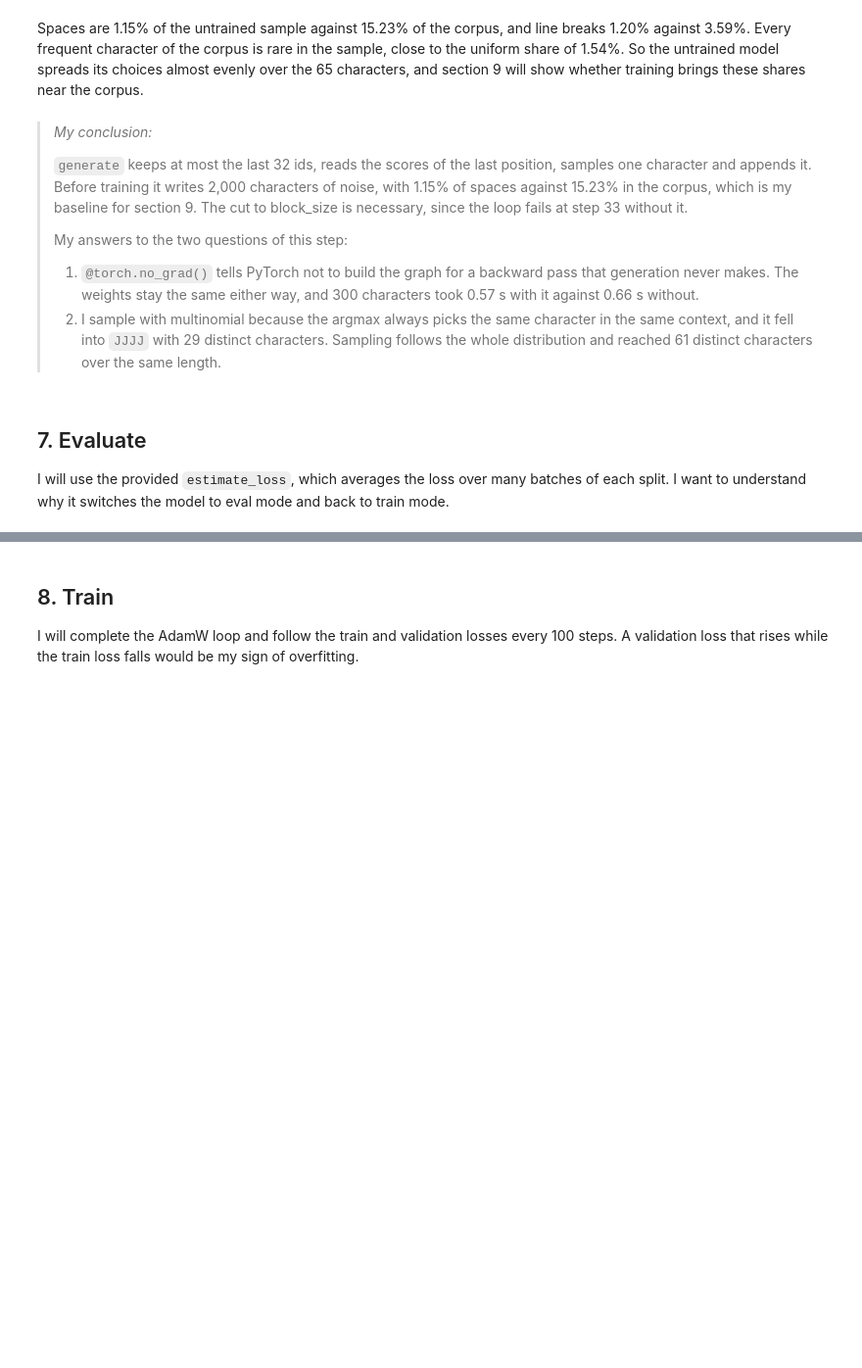
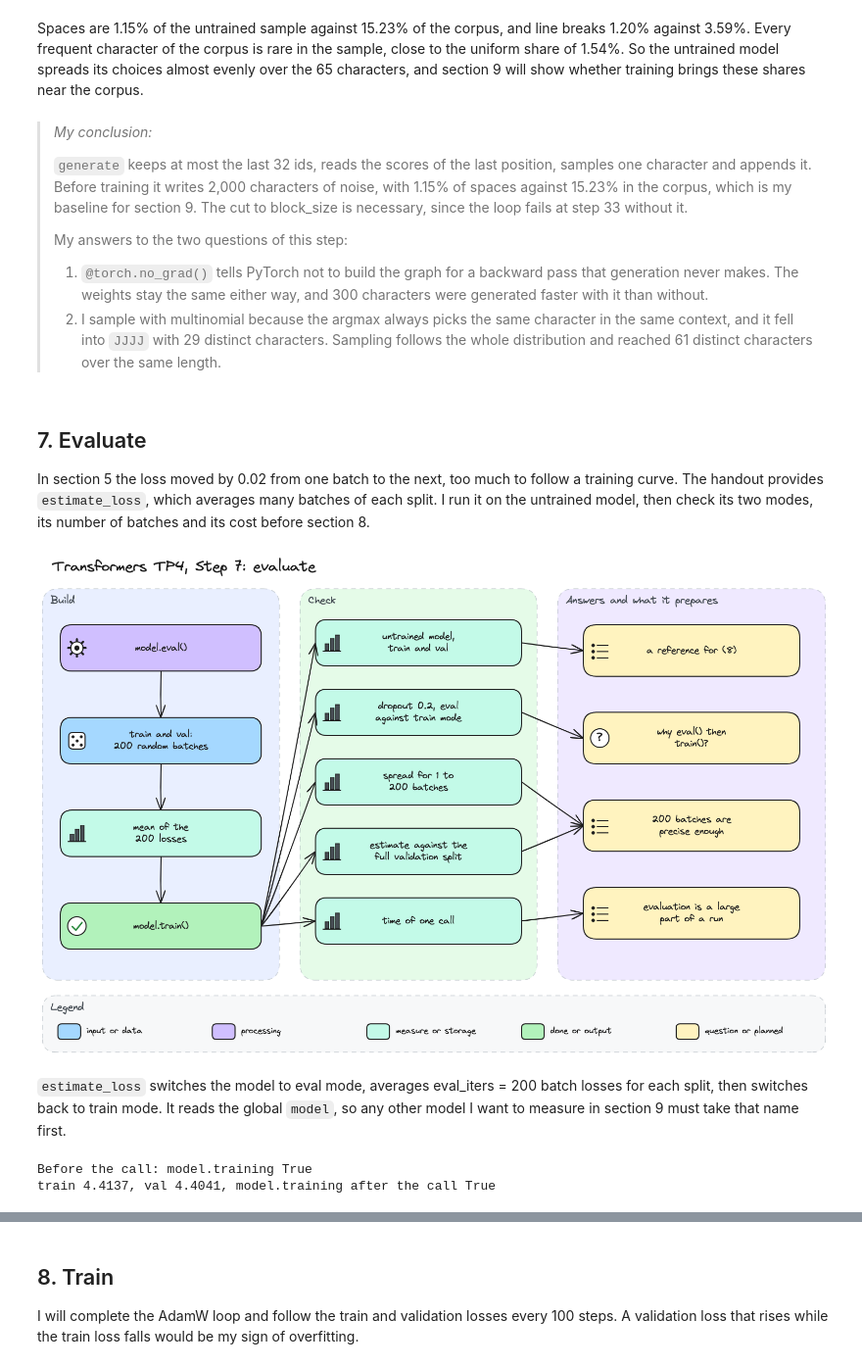
Before and after one commit to mcrayssac/ING3_IAA_GB_NLP, a Jupyter notebook: TP4_transformers.ipynb, the cells around one changed output, grey strips where cells are left out. Shown at 98% size. Drawn from its saved outputs; the diff is of its cells as text; code cells hidden in the pictures; blank space fills up the shorter version.

Commit message:
TP4 transformers step 7

```diff
--- a/TP4_transformers.ipynb
+++ b/TP4_transformers.ipynb
@@ -1279,9 +1279,14 @@ Spaces are 1.15% of the untrained sample against 15.23% of the corpus, and line
 >
 > My answers to the two questions of this step:
 >
-> 1. `@torch.no_grad()` tells PyTorch not to build the graph for a backward pass that generation never makes. The weights stay the same either way, and 300 characters took 0.57 s with it against 0.66 s without.
+> 1. `@torch.no_grad()` tells PyTorch not to build the graph for a backward pass that generation never makes. The weights stay the same either way, and 300 characters were generated faster with it than without.
 > 2. I sample with multinomial because the argmax always picks the same character in the same context, and it fell into `JJJJ` with 29 distinct characters. Sampling follows the whole distribution and reached 61 distinct characters over the same length.
 # %% [markdown]
 ## 7. Evaluate
 
-I will use the provided `estimate_loss`, which averages the loss over many batches of each split. I want to understand why it switches the model to eval mode and back to train mode.
+In section 5 the loss moved by 0.02 from one batch to the next, too much to follow a training curve. The handout provides `estimate_loss`, which averages many batches of each split. I run it on the untrained model, then check its two modes, its number of batches and its cost before section 8.
+# %%
+# Step 7 diagram: the provided estimate_loss, and the checks behind my answer.
+display(Image(filename='diagrams/transformers/tp4_step7.png', width=900))
+# %% [output]
+[figure, added]
@@ -1287,0 +1308,12 @@ I will use the provided `estimate_loss`, which averages the loss over many batch
+# %% [markdown]
+`estimate_loss` switches the model to eval mode, averages eval_iters = 200 batch losses for each split, then switches back to train mode. It reads the global `model`, so any other model I want to measure in section 9 must take that name first.
+# %%
+# The untrained model, measured the way the training loop of section 8 will measure it.
+torch.manual_seed(RANDOM_STATE)
+print(f'Before the call: model.training {model.training}')
+losses = estimate_loss()
+print(f'train {losses["train"]:.4f}, val {losses["val"]:.4f}, '
+      f'model.training after the call {model.training}')
+# %% [output]
+Before the call: model.training True
+train 4.4137, val 4.4041, model.training after the call True
```
Also changed, not shown: parts of 13 cells of this notebook, 4 other files.
